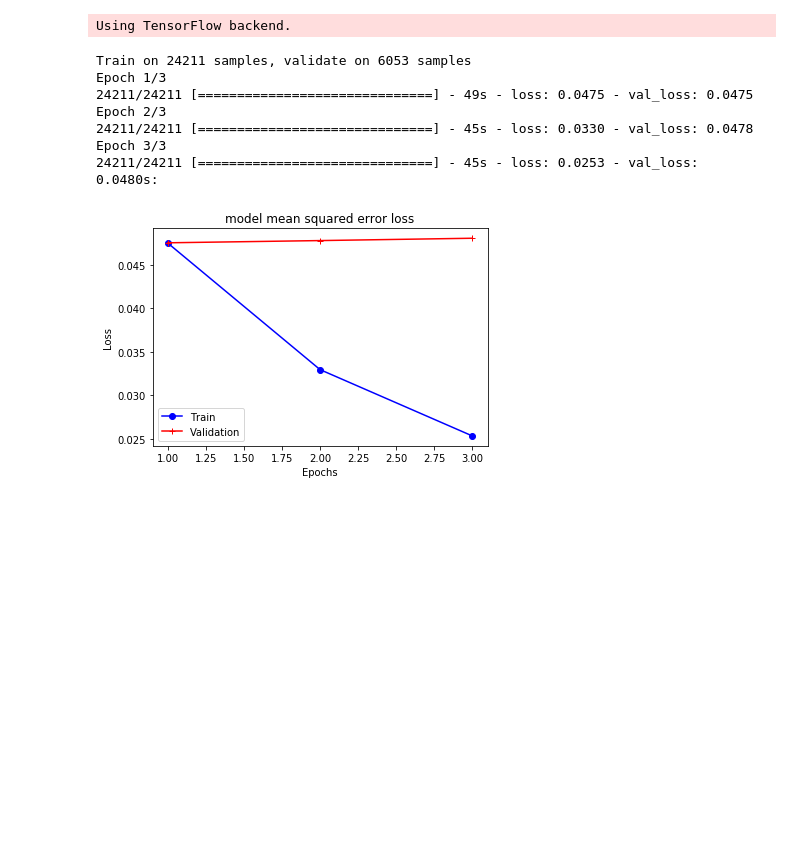
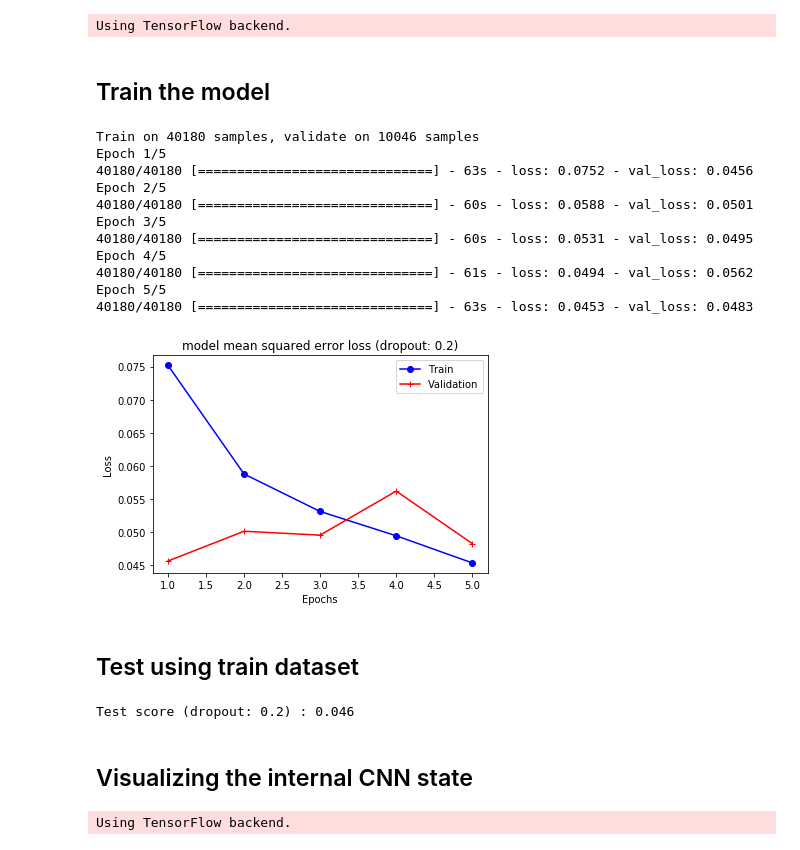
Before and after one commit to ymlai87416/CarND-Behavioral-Cloning-P3, a Jupyter notebook: CarND-Behavioral-Cloning-P3.ipynb, the cells around one changed output. Saved outputs shown, nothing was run; the diff lists cells and outputs as text; code cells hidden in the pictures; blank space fills up the shorter version.

```diff
--- a/CarND-Behavioral-Cloning-P3.ipynb
+++ b/CarND-Behavioral-Cloning-P3.ipynb
@@ -15,7 +18,8 @@ with open("./train_data/track_1_normal/driving_log.csv") as csvfile:
 # %%
-images = []
-measurements = []
-correction = [0, 0.2, -0.2]
+with open("./train_data/track_2_normal_2/driving_log.csv") as csvfile:
+    reader = csv.reader(csvfile)
+    for line in reader:
+            lines.append(line)
 
 for line in lines:
     measurement = float(line[3])
@@ -24,8 +28,7 @@ for line in lines:
     for i in range(3):
         source_path = line[i]
         filename = source_path.split('\\')[-1]
-        current_path = './train_data/track_1_normal/IMG/' + filename
-        #print('debugx', current_path)
+        current_path = './train_data/track_2_normal_2/IMG/' + filename
         image = Image.open(current_path)
         image = np.array(image.convert('YCbCr'))
         #image = cv2.cvtColor(image, cv2.COLOR_BGR2YUV)
@@ -33,0 +39,19 @@ for line in lines:
+# %%
+lines = []
+with open("./train_data/track_1_normal/driving_log.csv") as csvfile:
+    reader = csv.reader(csvfile)
+    for line in reader:
+            lines.append(line)
+
+for line in lines:
+    measurement = float(line[3])
+    if(measurement > -0.05 and measurement < 0.05 and random.random() > 0.3):
+        continue
+    for i in range(3):
+        source_path = line[i]
+        filename = source_path.split('\\')[-1]
+        current_path = './train_data/track_1_normal/IMG/' + filename
+        image = Image.open(current_path)
+        image = np.array(image.convert('YCbCr'))
+        images.append(image)
+        measurements.append(measurement + correction[i])
@@ -68,7 +140,7 @@ from keras.layers import Flatten, Dense, Lambda, Cropping2D, Dropout
 from keras.layers.convolutional import Convolution2D
 from keras.layers.pooling import MaxPooling2D
 
-dropout_rate=0
+dropout_rate=0.2
 
 model = Sequential()
 model.add(Lambda(lambda x: x /255.0 - 0.5, input_shape=(160,320,3)))
@@ -87,48 +159,69 @@ model.add(Convolution2D(64, 3, 3, activation="relu"))
 # input 64@1x32
 model.add(Flatten())
 model.add(Dropout(dropout_rate))
-model.add(Dense(1164))
+model.add(Dense(1164, activation="relu"))
 model.add(Dropout(dropout_rate))
-model.add(Dense(100))
+model.add(Dense(100, activation="relu"))
 model.add(Dropout(dropout_rate))
-model.add(Dense(50))
+model.add(Dense(50, activation="relu"))
 model.add(Dropout(dropout_rate))
-model.add(Dense(10))
+model.add(Dense(10, activation="relu"))
 model.add(Dropout(dropout_rate))
 model.add(Dense(1))
 
 model.compile(loss='mse', optimizer='adam')
 # %% [output]
 Using TensorFlow backend.
+# %% [markdown]
+## Train the model
 # %%
 X_train = np.array(augmented_images)
 y_train = np.array(augmented_measurements)
 
-history = model.fit(X_train, y_train, validation_split=0.2, shuffle=True, nb_epoch=3)
+history = model.fit(X_train, y_train, validation_split=0.2, shuffle=True, nb_epoch=5)
 
 model.save('model.h5')
 # %% [output]
-Train on 24211 samples, validate on 6053 samples
-Epoch 1/3
-24211/24211 [==============================] - 49s - loss: 0.0475 - val_loss: 0.0475
-Epoch 2/3
-24211/24211 [==============================] - 45s - loss: 0.0330 - val_loss: 0.0478
-Epoch 3/3
-24211/24211 [==============================] - 45s - loss: 0.0253 - val_loss: 0.0480s:
+Train on 40180 samples, validate on 10046 samples
+Epoch 1/5
+40180/40180 [==============================] - 63s - loss: 0.0752 - val_loss: 0.0456
+Epoch 2/5
+40180/40180 [==============================] - 60s - loss: 0.0588 - val_loss: 0.0501
+Epoch 3/5
+40180/40180 [==============================] - 60s - loss: 0.0531 - val_loss: 0.0495
+Epoch 4/5
+40180/40180 [==============================] - 61s - loss: 0.0494 - val_loss: 0.0562
+Epoch 5/5
+40180/40180 [==============================] - 63s - loss: 0.0453 - val_loss: 0.0483
 # %%
 import matplotlib.pyplot as plt
 %matplotlib inline
 
 history_dict = history.history
 loss_values = history_dict['loss']
 val_loss_values = history_dict['val_loss']
 epochs = range(1, len(loss_values) + 1)
 plt.plot(epochs, loss_values, 'bo-', label='Train')
 plt.plot(epochs, val_loss_values, 'r+-', label='Validation')
 plt.xlabel('Epochs')
-plt.title('model mean squared error loss')
+plt.title('model mean squared error loss (dropout: %.1f)' % dropout_rate)
 plt.ylabel('Loss')
 plt.legend()
 plt.show()
 # %% [output]
-[figure, old version]
+[figure, new version]
+# %% [markdown]
+## Test using train dataset
+# %%
+scores = model.evaluate(X_test, y_test, verbose=0)
+print("Test score (dropout: %.1f) : %.3f" % (dropout_rate, scores))
+# %% [output]
+Test score (dropout: 0.2) : 0.046
+# %% [markdown]
+## Visualizing the internal CNN state
+# %%
+from keras.models import load_model
+
+model = load_model("model.h5")
+# %% [output]
+Using TensorFlow backend.
```
Also changed, not shown: parts of 17 cells of this notebook, 35 other files.
